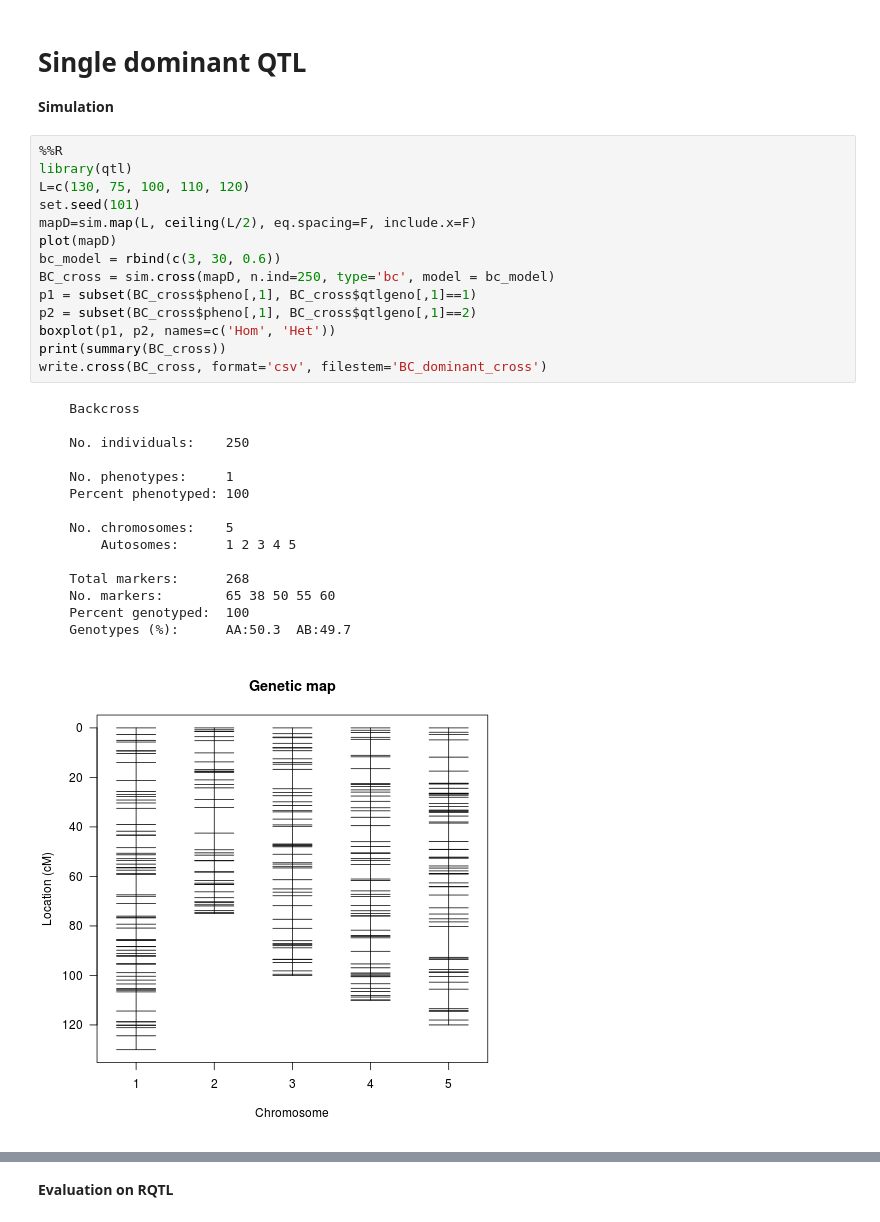
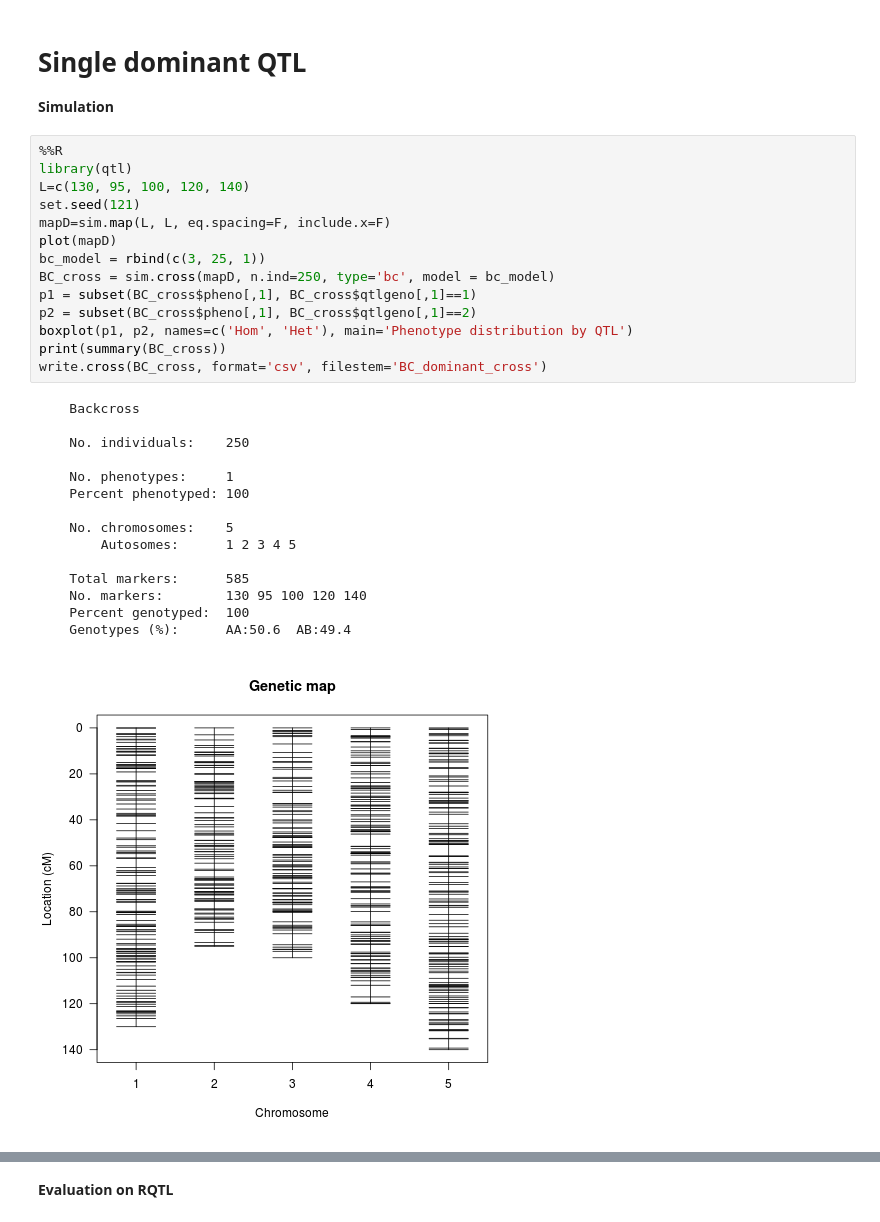
Before and after one commit to aariani/Gepts_Lab_Book, a Jupyter notebook: QTLmap/MLQTLs/mlQTLs_notebook.ipynb, the cells around one changed output, grey strips where cells are left out. Drawn from its saved outputs; the diff is of its cells as text.

```diff
--- a/QTLmap/MLQTLs/mlQTLs_notebook.ipynb
+++ b/QTLmap/MLQTLs/mlQTLs_notebook.ipynb
@@ -66,30 +69,30 @@ def mlQTLs_analysis(X, y, n_estimators=500,
 # %%
 %%R
 library(qtl)
-L=c(130, 75, 100, 110, 120)
-set.seed(101)
-mapD=sim.map(L, ceiling(L/2), eq.spacing=F, include.x=F)
+L=c(130, 95, 100, 120, 140)
+set.seed(121)
+mapD=sim.map(L, L, eq.spacing=F, include.x=F)
 plot(mapD)
-bc_model = rbind(c(3, 30, 0.6))
+bc_model = rbind(c(3, 25, 1))
 BC_cross = sim.cross(mapD, n.ind=250, type='bc', model = bc_model)
 p1 = subset(BC_cross$pheno[,1], BC_cross$qtlgeno[,1]==1)
 p2 = subset(BC_cross$pheno[,1], BC_cross$qtlgeno[,1]==2)
-boxplot(p1, p2, names=c('Hom', 'Het'))
+boxplot(p1, p2, names=c('Hom', 'Het'), main='Phenotype distribution by QTL')
 print(summary(BC_cross))
 write.cross(BC_cross, format='csv', filestem='BC_dominant_cross')
 # %% [output]
     Backcross
 
     No. individuals:    250
 
     No. phenotypes:     1
     Percent phenotyped: 100
 
     No. chromosomes:    5
         Autosomes:      1 2 3 4 5
 
-    Total markers:      268
-    No. markers:        65 38 50 55 60
+    Total markers:      585
+    No. markers:        130 95 100 120 140
     Percent genotyped:  100
-    Genotypes (%):      AA:50.3  AB:49.7
+    Genotypes (%):      AA:50.6  AB:49.4
-[figure, old version]
+[figure, new version]
```
Also changed, not shown: parts of 29 cells of this notebook, 3 other files.
